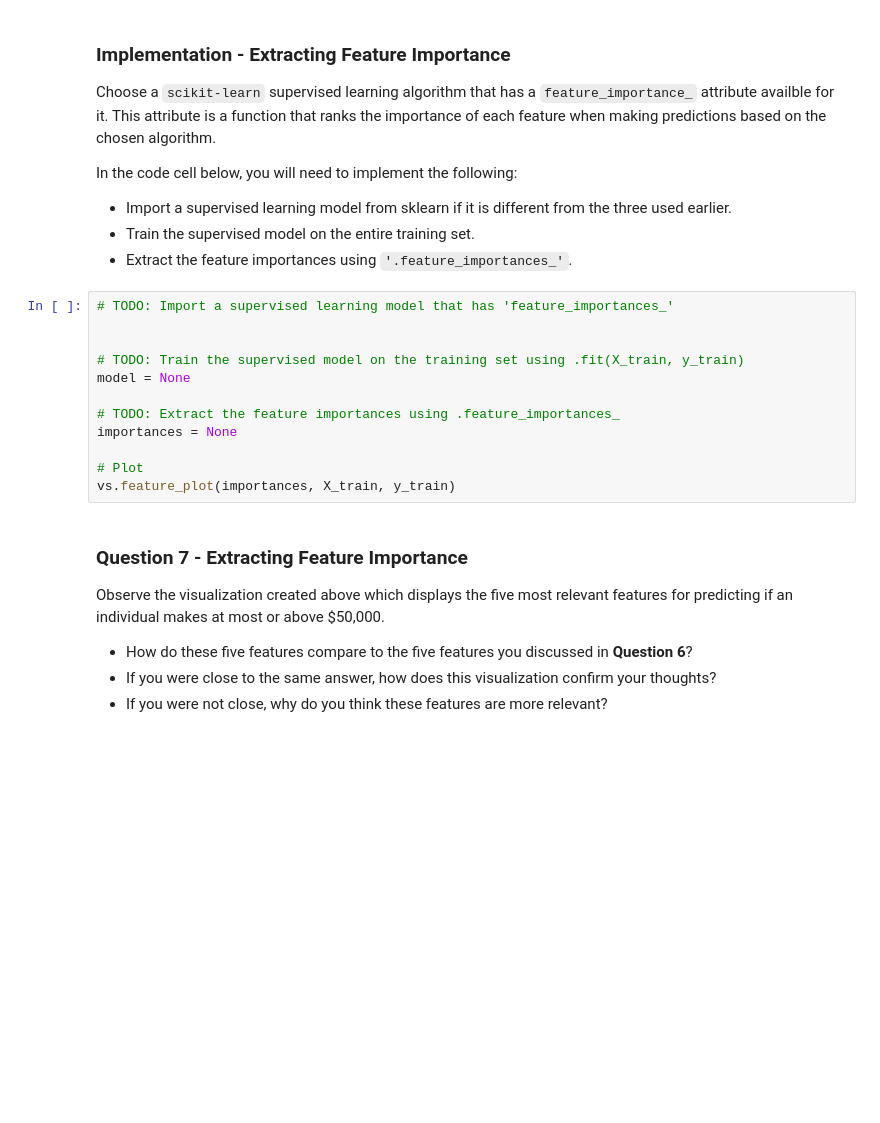
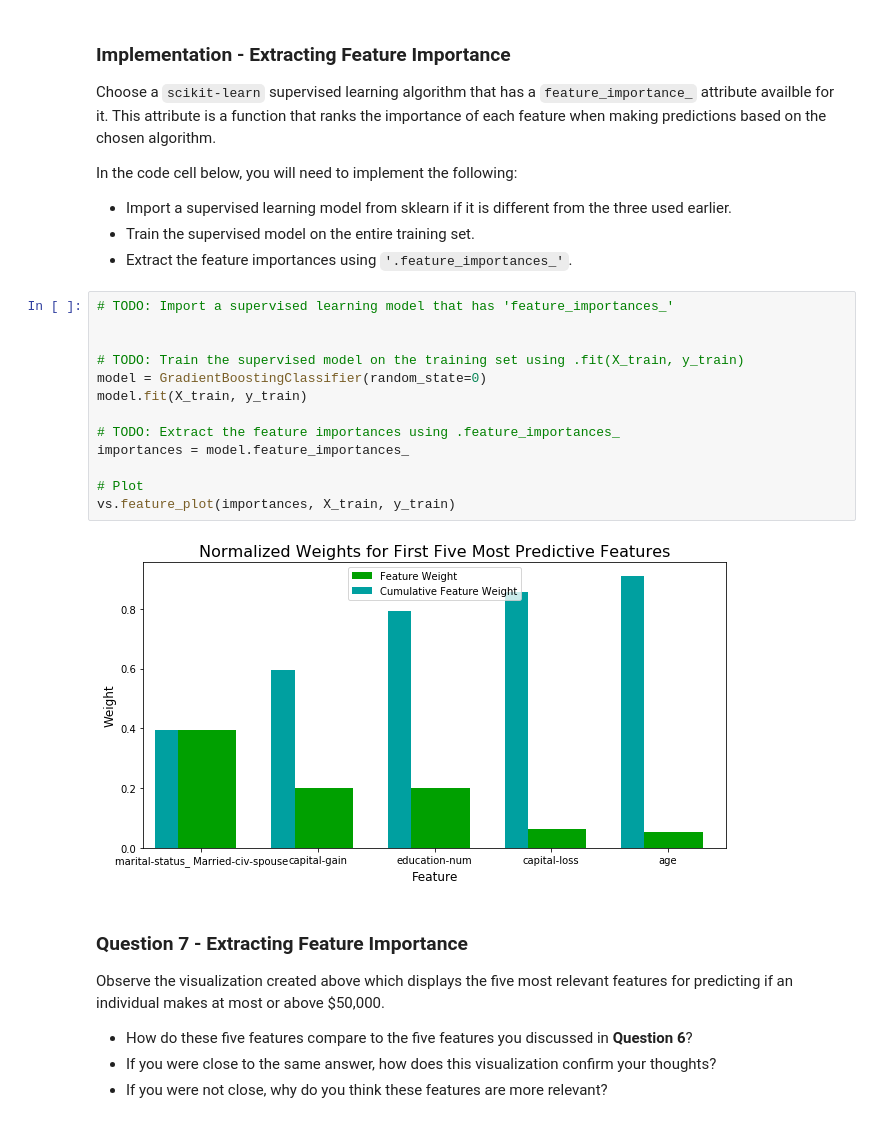
Before and after one commit to Nyarish/finding_donors, a Jupyter notebook: finding_donors.ipynb, the cells around one changed output. Drawn from its saved outputs; the diff is of its cells as text; blank space fills up the shorter version.

```diff
--- a/finding_donors.ipynb
+++ b/finding_donors.ipynb
@@ -494,15 +717,18 @@ In the code cell below, you will need to implement the following:
 # %%
 # TODO: Import a supervised learning model that has 'feature_importances_'
 
 
 # TODO: Train the supervised model on the training set using .fit(X_train, y_train)
-model = None
+model = GradientBoostingClassifier(random_state=0)
+model.fit(X_train, y_train)
 
 # TODO: Extract the feature importances using .feature_importances_
-importances = None
+importances = model.feature_importances_
 
 # Plot
 vs.feature_plot(importances, X_train, y_train)
+# %% [output]
+[figure, added]
 # %% [markdown]
 ### Question 7 - Extracting Feature Importance
 
```
Also changed, not shown: parts of 26 cells of this notebook, 1 other file.
